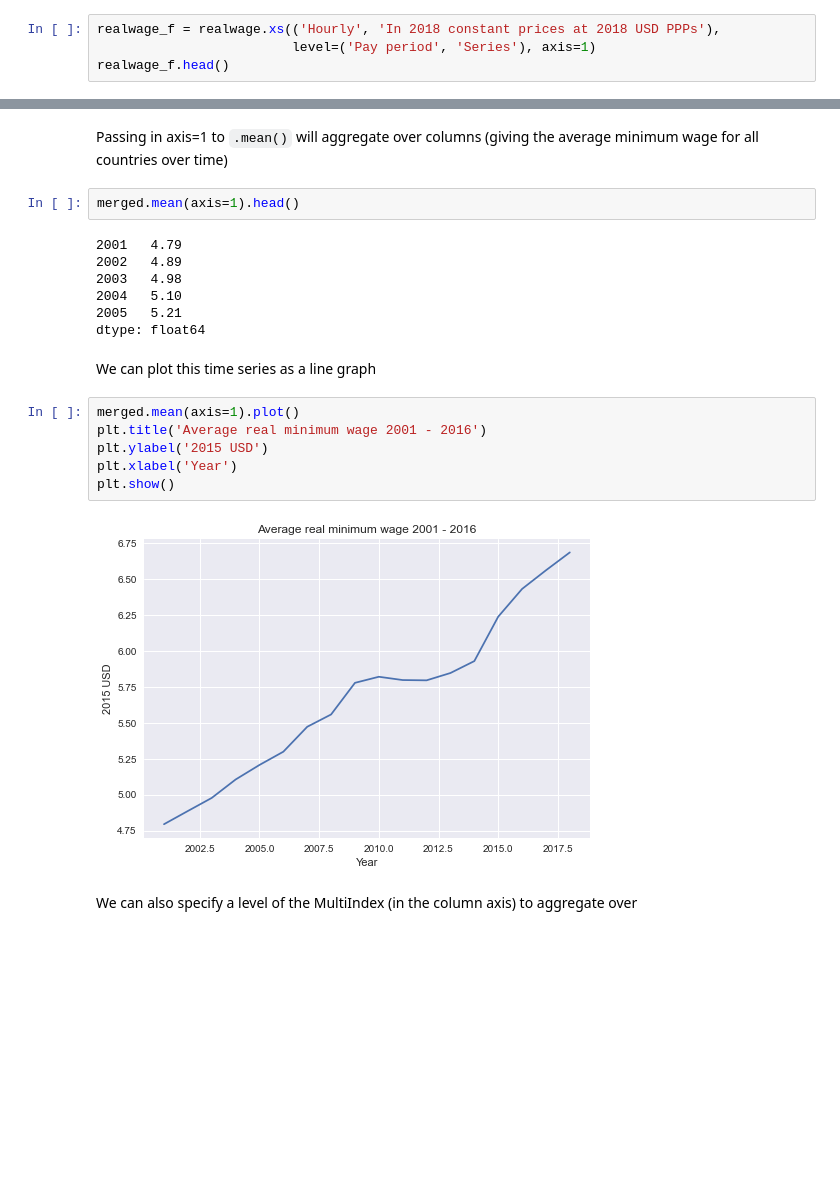
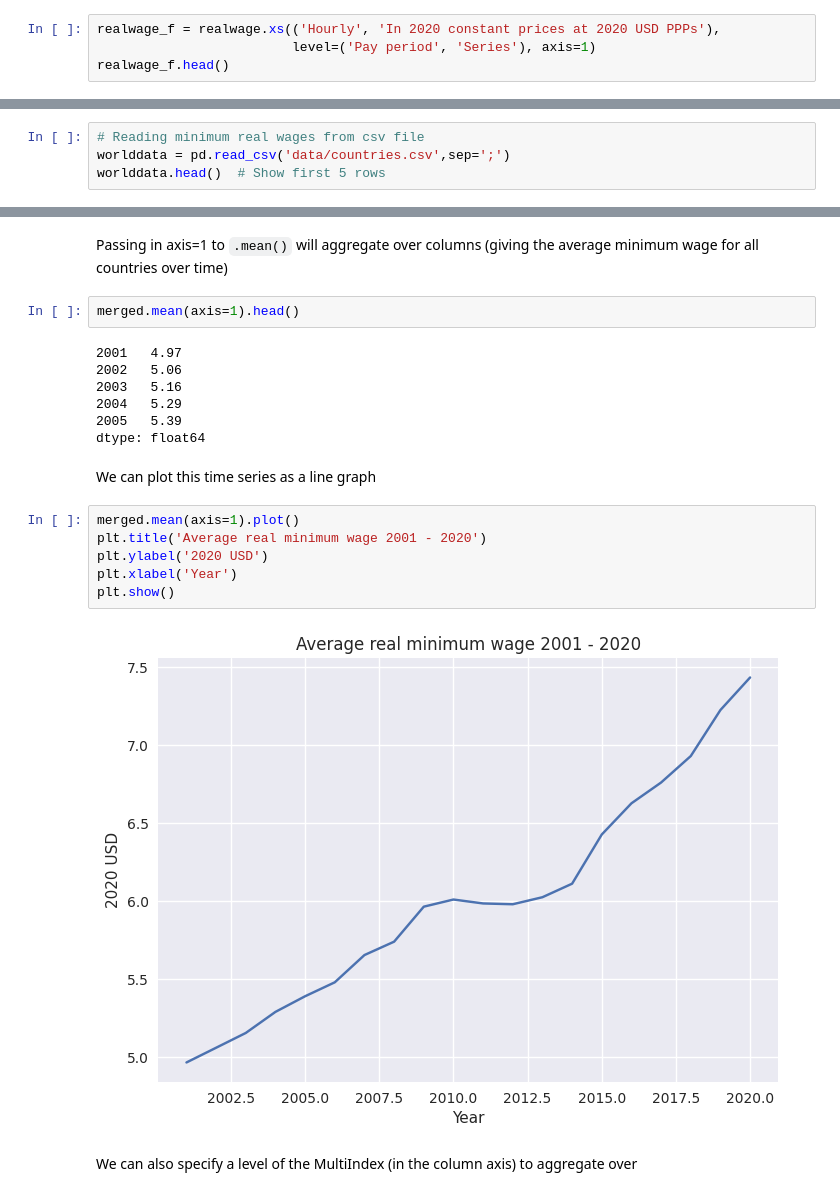
Before and after one commit to fvgm-spec/medium_notebooks, a Jupyter notebook: pandas_panel_data/real_wage_data_in_pandas.ipynb, the cells around one changed output, grey strips where cells are left out. Cells and saved outputs as stored; diff of their text form; blank space fills up the shorter version.

```diff
--- a/pandas_panel_data/real_wage_data_in_pandas.ipynb
+++ b/pandas_panel_data/real_wage_data_in_pandas.ipynb
@@ -161,7 +166,7 @@ As for this exercise, we will choose to work with a dataframe of the hourly real
 
 To create our filtered dataframe `realwage_f`, we can use the `xs` method to select values at lower levels in the multiindex, while keeping the higher levels (countries in this case)
 # %%
-realwage_f = realwage.xs(('Hourly', 'In 2018 constant prices at 2018 USD PPPs'),
+realwage_f = realwage.xs(('Hourly', 'In 2020 constant prices at 2020 USD PPPs'),
                          level=('Pay period', 'Series'), axis=1)
 realwage_f.head()
 # %% [output]
@@ -194,0 +188,4 @@ worlddata.head()
+# %%
+# Reading minimum real wages from csv file
+worlddata = pd.read_csv('data/countries.csv',sep=';')
+worlddata.head()  # Show first 5 rows
@@ -382,22 +387,22 @@ Passing in axis=1 to `.mean()` will aggregate over columns (giving the average m
 # %%
 merged.mean(axis=1).head()
 # %% [output]
-2001   4.79
-2002   4.89
-2003   4.98
-2004   5.10
-2005   5.21
+2001   4.97
+2002   5.06
+2003   5.16
+2004   5.29
+2005   5.39
 dtype: float64
 # %% [markdown]
 We can plot this time series as a line graph
 # %%
 merged.mean(axis=1).plot()
-plt.title('Average real minimum wage 2001 - 2016')
-plt.ylabel('2015 USD')
+plt.title('Average real minimum wage 2001 - 2020')
+plt.ylabel('2020 USD')
 plt.xlabel('Year')
 plt.show()
 # %% [output]
-[figure, old version]
+[figure, new version]
 # %% [markdown]
 We can also specify a level of the MultiIndex (in the column axis) to aggregate over
 # %%
```
Also changed, not shown: parts of 24 cells of this notebook.
